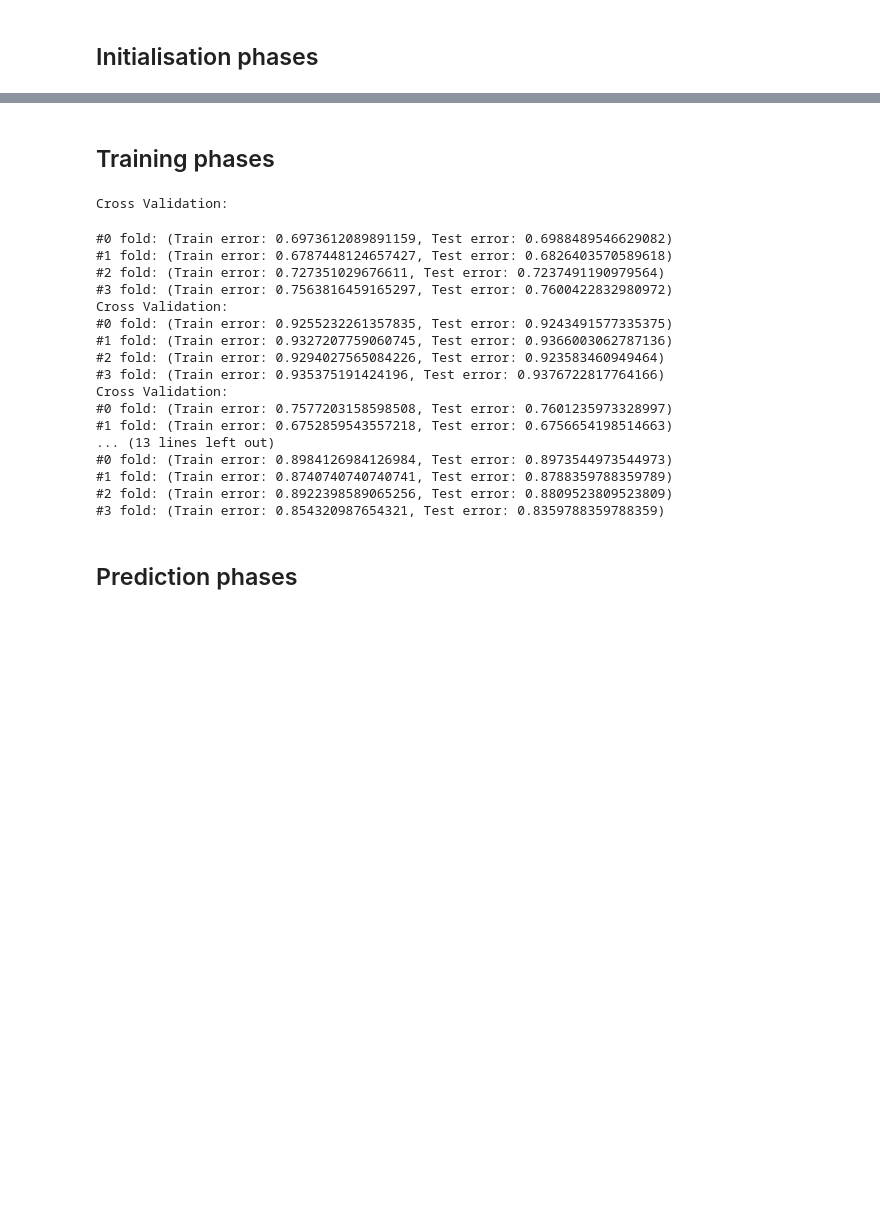
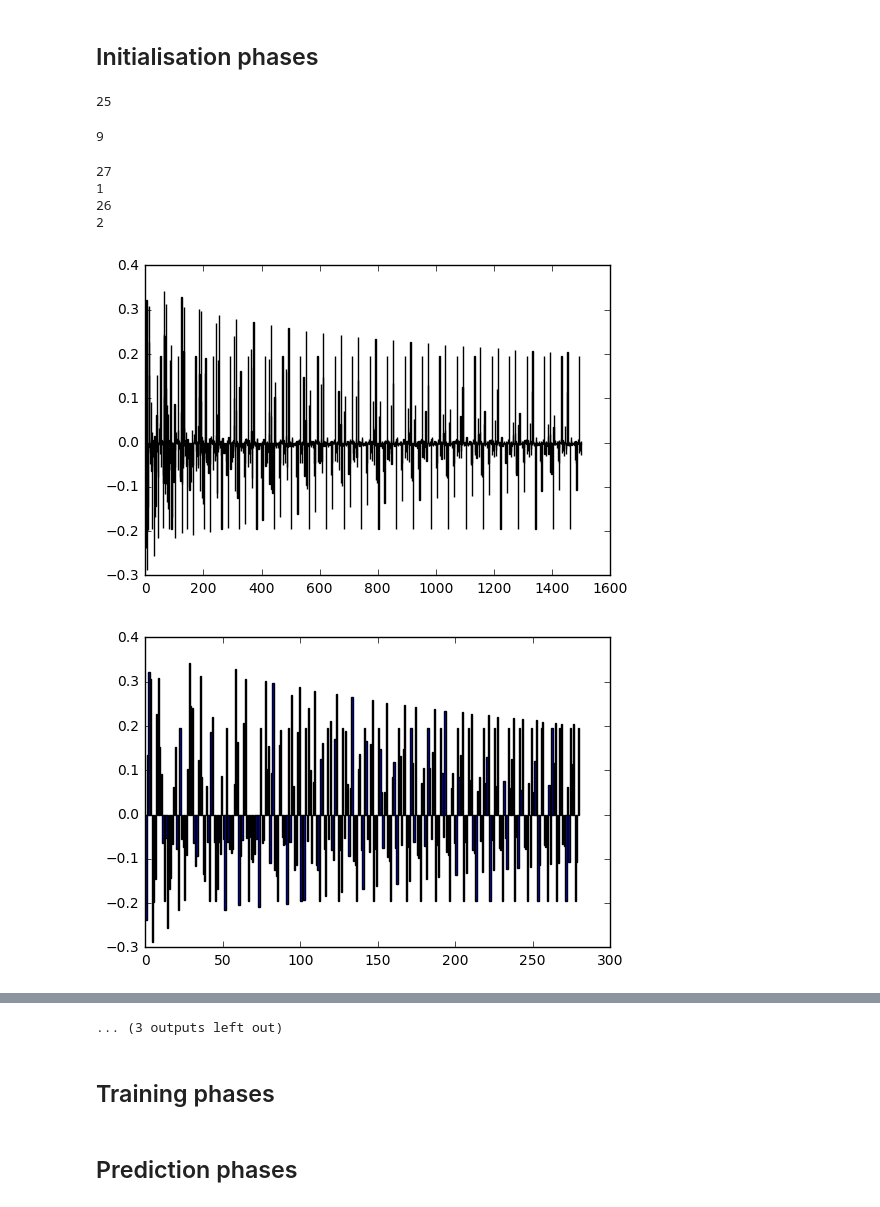
Before and after one commit to yaoyg14/PCML16, a Jupyter notebook: project1.ipynb, the cells around one changed output, grey strips where cells are left out. Cells and saved outputs as stored; diff of their text form; code cells hidden in the pictures; blank space fills up the shorter version.

```diff
--- a/project1.ipynb
+++ b/project1.ipynb
@@ -57,7 +57,7 @@ def columns_with_low_corr(x, y):
        'low' correlation to the output. (Experimental)"""
     indexes = []
     for i in range(x.shape[1]):
-        if np.abs(np.corrcoef(x[:, i], y)[0][1]) < 0.03:
+        if np.abs(np.corrcoef(x[:, i], y)[0][1]) < 0.05:
             indexes.append(i)
     return indexes
 
@@ -71,9 +71,9 @@ def get_999_indices_tuples(x):
         indices[tuple(x[i] == -999)].append(i)
     return indices
 
-def augment(x, n):
+def augment(x, degree):
     """Returns x concatenated with x ** 2, ..., x ** n"""
-    return x if n == 1 else np.append(augment(x, n - 1), x ** n, axis = 1)
+    return x if degree == 1 else np.append(augment(x, degree - 1), x ** degree, axis = 1)
 # %% [markdown]
 ## Pipeline definitions
 # %%
@@ -123,7 +123,7 @@ class StandardizePhase(BasePhase):
         ret = {}
         ret["train_x"], mean, var = standardize(args["train_x"])
         if "test_x" in args:
-            ret["test_x"], _, _ = standardize(args["test_x"], mean, var)
+            ret["test_x"], _, _ = standardize(args["test_x"])
 
         return ret
 
@@ -134,9 +134,15 @@ class AugmentPhase(BasePhase):
 
     def run(self, args):
         ret = {}
-        ret["train_x"] = augment(args["train_x"], self.n)
-        if "test_x" in args:
-            ret["test_x"] = augment(args["test_x"], self.n)
+        sample_count = len(args["train_y"])
+        degree = max(int(self.n * sample_count / 40000), 1)
+        print(degree)
+        datasets = ["train_x"] + (["test_x"] if "test_x" in args else [])
+        for name in datasets:
+            inv = 1.0 / args[name]
+            idx = (inv == float('+inf'))
+            inv[idx] = args[name][idx]
+            ret[name] = augment(np.append(args[name], inv, axis = 1), degree)
 
         return ret
 
@@ -214,31 +220,44 @@ class PlotGramMatrixPhase(BasePhase):
     """Plots the Gram matrix"""
     def run(self, args):
         train_x = args["train_x"]
         G = train_x.T @ train_x
         plt.matshow(G, cmap = plt.cm.gray)
 
 init_pipeline = [
     InitPhase(),
     Replace999ByColumnMeanPhase(),
     AugmentPhase(6),
+    RemoveLowCorrelationFeaturesPhase(),
     PlotFeatureOutputCorrelationPhase(),
     StandardizePhase()
 ]
 
 test_pipeline = [
     InitPhase(),
     SplitUpon999Phase(),
     Foreach(["train_x", "train_y", "test_x"], [
-        AugmentPhase(6),
+        AugmentPhase(15),
+        PlotFeatureOutputCorrelationPhase(),
+        RemoveLowCorrelationFeaturesPhase(),
+        PlotFeatureOutputCorrelationPhase(),
         StandardizePhase()
     ])
 ]
 
 state = {
     "init_train_x": init_train_x,
     "init_train_y": init_train_y,
     "init_test_x": init_test_x,
     "ids_test": ids_test
 }
 
 run_pipeline(test_pipeline, state)
+# %% [output]
+25
+9
+27
+1
+26
+2
+[figure, added]
+[figure, added]
@@ -245,3 +271,4 @@ run_pipeline(test_pipeline, state)
+... (3 outputs left out)
 # %% [markdown]
 ## Training phases
 # %%
@@ -310,10 +337,10 @@ class Predictor(object):
 
         return y_pred
 
-trainPredictPhase = TrainBasicPredictorPhase(3, 20)
+trainPredictPhase = TrainBasicPredictorPhase(0.1, 2000)
 
 train_pipeline = [
-    CrossValidationPhase(4, [trainPredictPhase]),
+    #CrossValidationPhase(4, [trainPredictPhase]),
     trainPredictPhase
 ]
 
@@ -322,25 +349,6 @@ test_train_pipeline = [
 ]
 
 run_pipeline(test_train_pipeline, state)
-# %% [output]
-Cross Validation:
-#0 fold: (Train error: 0.6973612089891159, Test error: 0.6988489546629082)
-#1 fold: (Train error: 0.6787448124657427, Test error: 0.6826403570589618)
-#2 fold: (Train error: 0.727351029676611, Test error: 0.7237491190979564)
-#3 fold: (Train error: 0.7563816459165297, Test error: 0.7600422832980972)
-Cross Validation:
-#0 fold: (Train error: 0.9255232261357835, Test error: 0.9243491577335375)
-#1 fold: (Train error: 0.9327207759060745, Test error: 0.9366003062787136)
-#2 fold: (Train error: 0.9294027565084226, Test error: 0.923583460949464)
-#3 fold: (Train error: 0.935375191424196, Test error: 0.9376722817764166)
-Cross Validation:
-#0 fold: (Train error: 0.7577203158598508, Test error: 0.7601235973328997)
-#1 fold: (Train error: 0.6752859543557218, Test error: 0.6756654198514663)
-... (13 lines left out)
-#0 fold: (Train error: 0.8984126984126984, Test error: 0.8973544973544973)
-#1 fold: (Train error: 0.8740740740740741, Test error: 0.8788359788359789)
-#2 fold: (Train error: 0.8922398589065256, Test error: 0.8809523809523809)
-#3 fold: (Train error: 0.854320987654321, Test error: 0.8359788359788359)
 # %% [markdown]
 ## Prediction phases
 # %%
```
Also changed, not shown: parts of 2 cells of this notebook, 2 other files.
